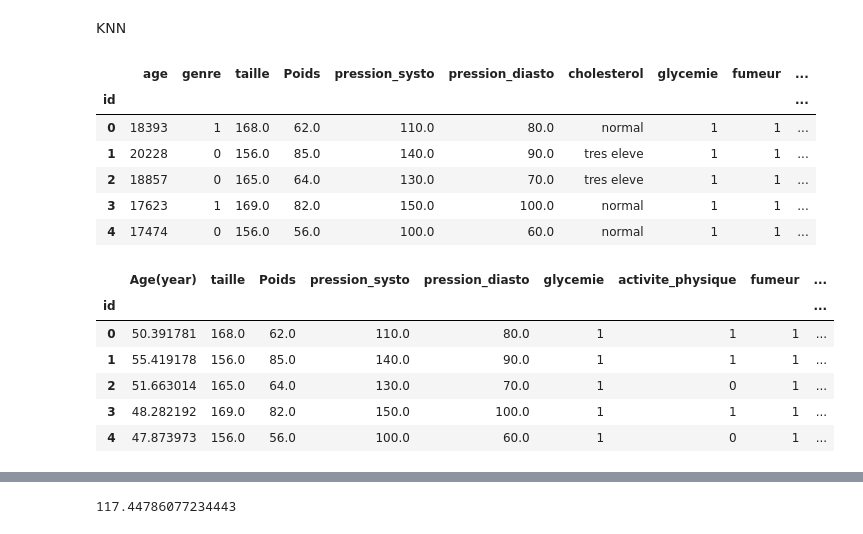
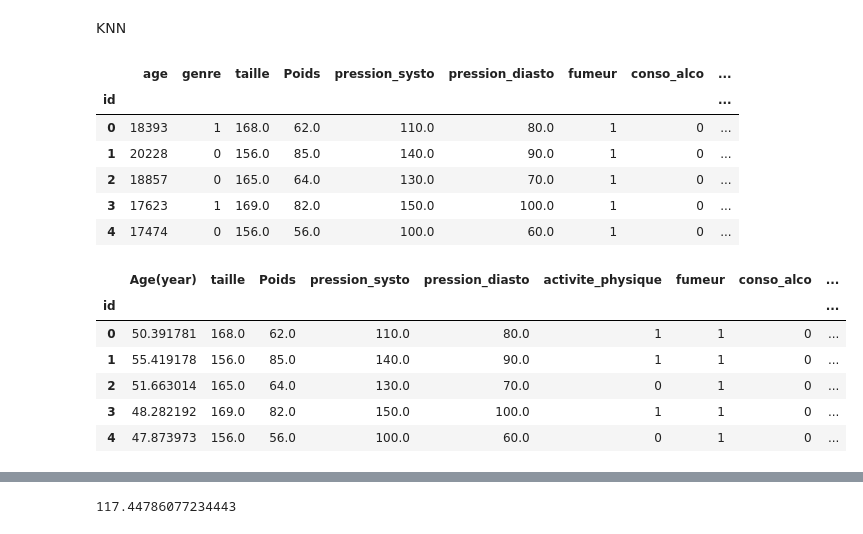
Before and after one commit to alaincrenner/heart_attack, a Jupyter notebook: MaladieCardiaque_SVM.ipynb, the cells around one changed output, grey strips where cells are left out. Drawn from its saved outputs; the diff is of its cells as text; code cells hidden in the pictures.

```diff
--- a/MaladieCardiaque_SVM.ipynb
+++ b/MaladieCardiaque_SVM.ipynb
@@ -16,4 +16,8 @@ import warnings
 from sklearn.neighbors import KNeighborsClassifier
 from sklearn.feature_selection import RFE
 from sklearn.linear_model import LinearRegression
-import plotly.express as px
+from sklearn.decomposition import PCA
+from sklearn.svm import SVC
+from sklearn.metrics import confusion_matrix, classification_report
+pd.set_option('display.max_columns', None)
+#import plotly.express as px
@@ -165,3 +149,6 @@ conditions = [
 ]
 labels = ['Hypotension', 'Hypotension Légère', 'Normale', 'Hypertension Légère', 'Hypertension']
 maladie['Pression_Arterielle_Categorie'] = np.select(conditions, labels, default='Inconnu')
+# %%
+maladie = pd.get_dummies(data = maladie, columns=['cholesterol', 'glycemie','IMC_Categorie', 'Age_Categorie', 'Pression_Arterielle_Categorie'], dtype=int)
+maladie.head()
@@ -466,24 +462,24 @@ KNN
 # %%
 maladie.head()
 # %% [output]
-|  | age | genre | taille | Poids | pression_systo | pression_diasto | cholesterol | glycemie | fumeur | ... |
-| id |  |  |  |  |  |  |  |  |  | ... |
-| 0 | 18393 | 1 | 168.0 | 62.0 | 110.0 | 80.0 | normal | 1 | 1 | ... |
-| 1 | 20228 | 0 | 156.0 | 85.0 | 140.0 | 90.0 | tres eleve | 1 | 1 | ... |
-| 2 | 18857 | 0 | 165.0 | 64.0 | 130.0 | 70.0 | tres eleve | 1 | 1 | ... |
-| 3 | 17623 | 1 | 169.0 | 82.0 | 150.0 | 100.0 | normal | 1 | 1 | ... |
-| 4 | 17474 | 0 | 156.0 | 56.0 | 100.0 | 60.0 | normal | 1 | 1 | ... |
+|  | age | genre | taille | Poids | pression_systo | pression_diasto | fumeur | conso_alco | ... |
+| id |  |  |  |  |  |  |  |  | ... |
+| 0 | 18393 | 1 | 168.0 | 62.0 | 110.0 | 80.0 | 1 | 0 | ... |
+| 1 | 20228 | 0 | 156.0 | 85.0 | 140.0 | 90.0 | 1 | 0 | ... |
+| 2 | 18857 | 0 | 165.0 | 64.0 | 130.0 | 70.0 | 1 | 0 | ... |
+| 3 | 17623 | 1 | 169.0 | 82.0 | 150.0 | 100.0 | 1 | 0 | ... |
+| 4 | 17474 | 0 | 156.0 | 56.0 | 100.0 | 60.0 | 1 | 0 | ... |
 # %%
-data_col = maladie[['Age(year)','taille','Poids','pression_systo','pression_diasto','glycemie','activite_physique','fumeur','conso_alco','malade','genre']]
+data_col = maladie[['Age(year)','taille','Poids','pression_systo','pression_diasto','activite_physique','fumeur','conso_alco','malade','genre', 'cholesterol_eleve','cholesterol_normal','cholesterol_tres eleve',	'glycemie_1',	'glycemie_2'	,'glycemie_3',	'IMC_Categorie_Sous-poids',	'IMC_Categorie_Normal',	'IMC_Categorie_Surpoids',	'IMC_Categorie_Obèse',	'Age_Categorie_0-18',	'Age_Categorie_19-35',	'Age_Categorie_36-50',	'Age_Categorie_51-70',	'Age_Categorie_70+',	'Pression_Arterielle_Categorie_Hypertension',	'Pression_Arterielle_Categorie_Hypertension Légère'	,'Pression_Arterielle_Categorie_Hypotension',	'Pression_Arterielle_Categorie_Hypotension Légère',	'Pression_Arterielle_Categorie_Inconnu',	'Pression_Arterielle_Categorie_Normale']]
 data_col.head()
 # %% [output]
-|  | Age(year) | taille | Poids | pression_systo | pression_diasto | glycemie | activite_physique | fumeur | ... |
+|  | Age(year) | taille | Poids | pression_systo | pression_diasto | activite_physique | fumeur | conso_alco | ... |
 | id |  |  |  |  |  |  |  |  | ... |
-| 0 | 50.391781 | 168.0 | 62.0 | 110.0 | 80.0 | 1 | 1 | 1 | ... |
-| 1 | 55.419178 | 156.0 | 85.0 | 140.0 | 90.0 | 1 | 1 | 1 | ... |
-| 2 | 51.663014 | 165.0 | 64.0 | 130.0 | 70.0 | 1 | 0 | 1 | ... |
-| 3 | 48.282192 | 169.0 | 82.0 | 150.0 | 100.0 | 1 | 1 | 1 | ... |
-| 4 | 47.873973 | 156.0 | 56.0 | 100.0 | 60.0 | 1 | 0 | 1 | ... |
+| 0 | 50.391781 | 168.0 | 62.0 | 110.0 | 80.0 | 1 | 1 | 0 | ... |
+| 1 | 55.419178 | 156.0 | 85.0 | 140.0 | 90.0 | 1 | 1 | 0 | ... |
+| 2 | 51.663014 | 165.0 | 64.0 | 130.0 | 70.0 | 0 | 1 | 0 | ... |
+| 3 | 48.282192 | 169.0 | 82.0 | 150.0 | 100.0 | 1 | 1 | 0 | ... |
+| 4 | 47.873973 | 156.0 | 56.0 | 100.0 | 60.0 | 0 | 1 | 0 | ... |
 # %%
 target = data_col['malade']
 data = data_col.drop(['malade'],axis=1)
```
Also changed, not shown: parts of 55 cells of this notebook.
